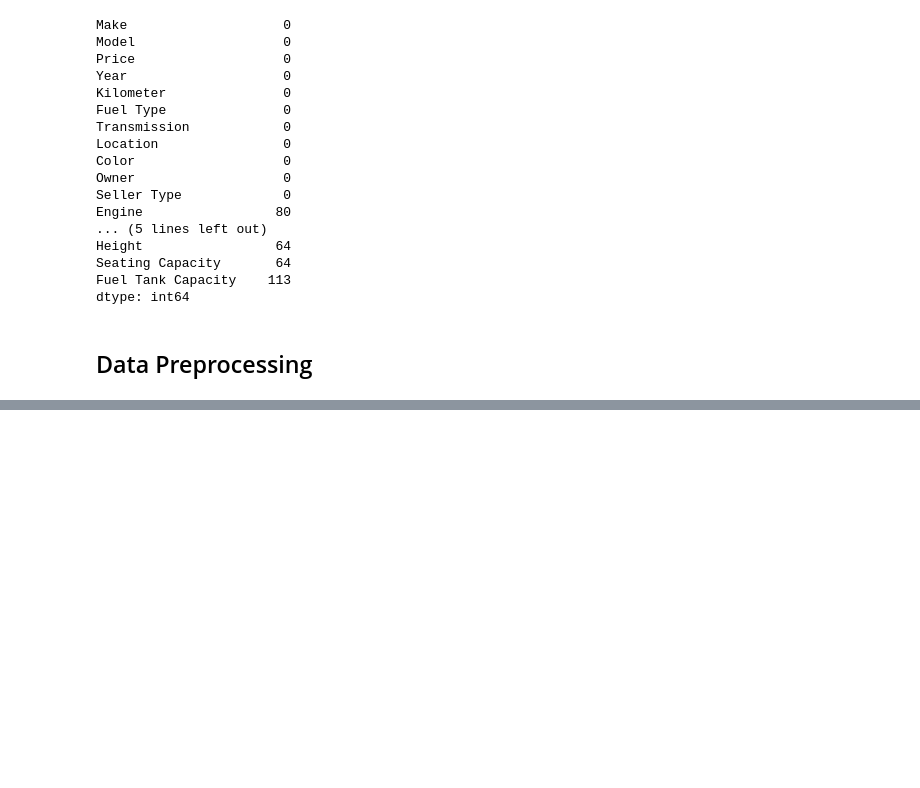
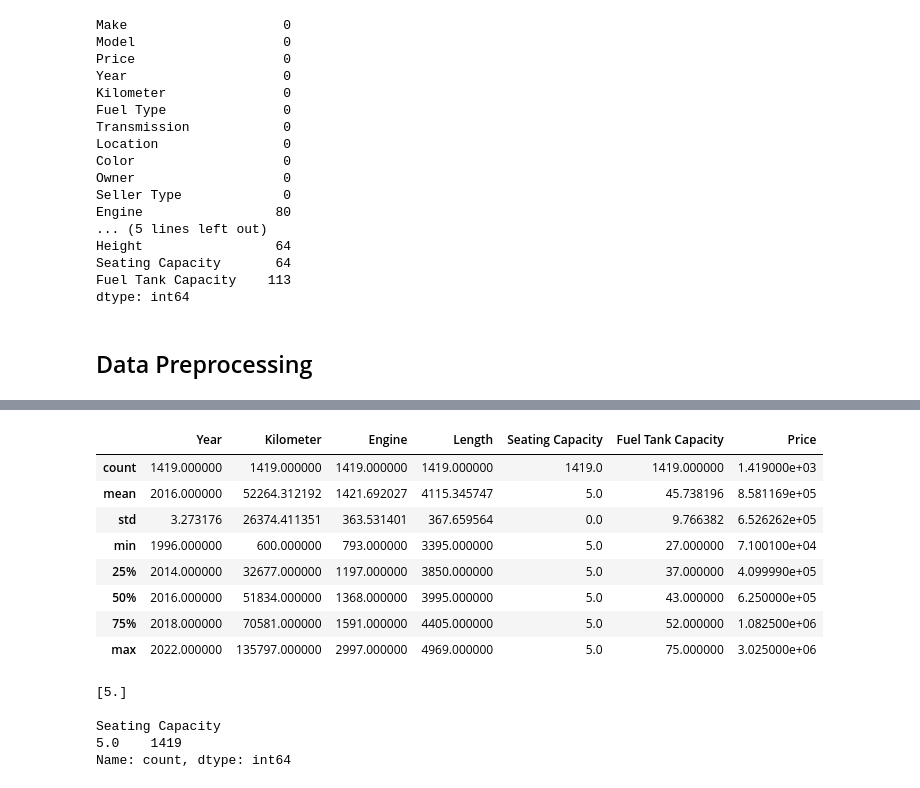
Before and after one commit to ashishyadav2/ML-Mini-Project, a Jupyter notebook: src/data_preprocessing/preprocessing.ipynb, the cells around one changed output, grey strips where cells are left out. Cells and saved outputs as stored; diff of their text form; code cells hidden in the pictures; blank space fills up the shorter version.

```diff
--- a/src/data_preprocessing/preprocessing.ipynb
+++ b/src/data_preprocessing/preprocessing.ipynb
@@ -171,8 +171,6 @@ BMW              120
 Name: count, dtype: int64
 # %%
 final_df =  cleaned_df[['Make','Model','Year','Kilometer','Fuel Type','Transmission','Owner','Engine', 'Length','Seating Capacity', 'Fuel Tank Capacity','Price']]
-# %%
-final_df = final_df[final_df['Model'].str.len()>=2]
 # %%
 final_df.sample(5)
 # %% [output]
@@ -189 +187,24 @@ final_df.shape
+# %%
+final_df.describe()
+# %% [output]
+|  | Year | Kilometer | Engine | Length | Seating Capacity | Fuel Tank Capacity | Price |
+| count | 1419.000000 | 1419.000000 | 1419.000000 | 1419.000000 | 1419.0 | 1419.000000 | 1.419000e+03 |
+| mean | 2016.000000 | 52264.312192 | 1421.692027 | 4115.345747 | 5.0 | 45.738196 | 8.581169e+05 |
+| std | 3.273176 | 26374.411351 | 363.531401 | 367.659564 | 0.0 | 9.766382 | 6.526262e+05 |
+| min | 1996.000000 | 600.000000 | 793.000000 | 3395.000000 | 5.0 | 27.000000 | 7.100100e+04 |
+| 25% | 2014.000000 | 32677.000000 | 1197.000000 | 3850.000000 | 5.0 | 37.000000 | 4.099990e+05 |
+| 50% | 2016.000000 | 51834.000000 | 1368.000000 | 3995.000000 | 5.0 | 43.000000 | 6.250000e+05 |
+| 75% | 2018.000000 | 70581.000000 | 1591.000000 | 4405.000000 | 5.0 | 52.000000 | 1.082500e+06 |
+| max | 2022.000000 | 135797.000000 | 2997.000000 | 4969.000000 | 5.0 | 75.000000 | 3.025000e+06 |
+# %%
+arr = ['Seating Capacity']
+for i in arr:
+  print(cleaned_df[i].unique(),'\n')
+  print(cleaned_df[i].value_counts(),'\n')
+# %% [output]
+[5.]
+
+Seating Capacity
+5.0    1419
+Name: count, dtype: int64
 # %%
```
Also changed, not shown: parts of 8 cells of this notebook, 5 other files.
